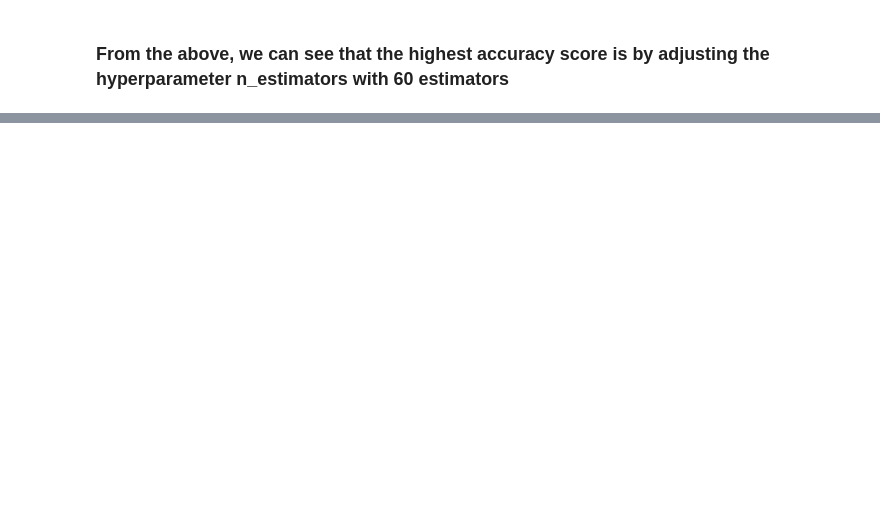
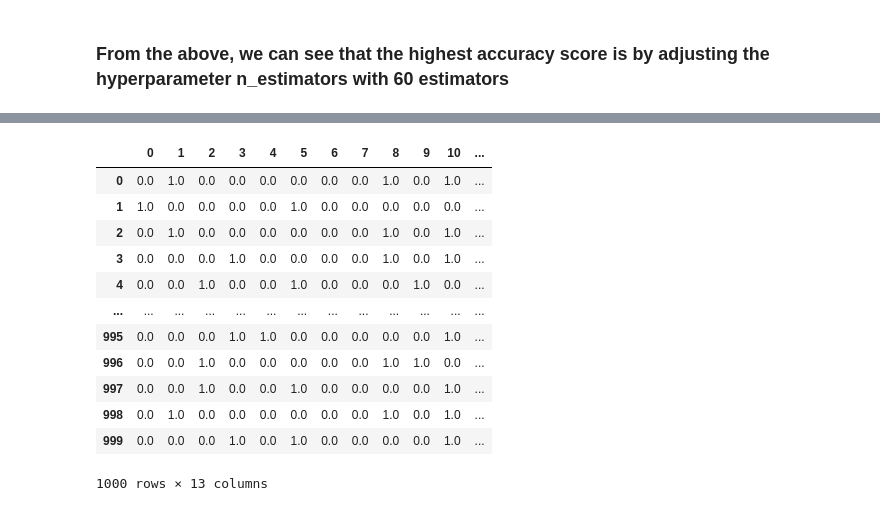
Before and after one commit to AHMAD-KHAIRI/ztm-ml-course, a Jupyter notebook: 05_scikit-learn/introduction-to-scikit-learn.ipynb, the cells around one changed output, grey strips where cells are left out. Saved outputs shown, nothing was run; the diff lists cells and outputs as text; code cells hidden in the pictures; blank space fills up the shorter version.

```diff
--- a/05_scikit-learn/introduction-to-scikit-learn.ipynb
+++ b/05_scikit-learn/introduction-to-scikit-learn.ipynb
@@ -256,0 +356,4 @@ loaded_model.score(X_test, y_test) # the score should be from the last model tha
+# %%
+# Let's use the car sales dataset
+car_sales = pd.read_csv("./data/car-sales-extended.csv")
+car_sales
@@ -256,0 +387,5 @@ loaded_model.score(X_test, y_test) # the score should be from the last model tha
+# %%
+# Let's split the data into features (X) and labels (y)
+X = car_sales.drop("Price", axis=1)
+
+y = car_sales["Price"]
@@ -256,0 +461,3 @@ loaded_model.score(X_test, y_test) # the score should be from the last model tha
+# %%
+# then define the features to turn into numbers
+categorical_features = ["Make", "Colour", "Doors"]
@@ -256,0 +473,9 @@ loaded_model.score(X_test, y_test) # the score should be from the last model tha
+# %%
+one_hot = OneHotEncoder()
+transformer = ColumnTransformer([("one_hot",
+                                  one_hot,
+                                  categorical_features)],
+                                  remainder="passthrough") # accepts a list of tuple
+
+transformed_X = transformer.fit_transform(X) # the version of X but turned into numbers
+transformed_X
@@ -256,0 +496,17 @@ loaded_model.score(X_test, y_test) # the score should be from the last model tha
+# %%
+# let's put the transformed_X data into a dataframe so we could visualize the data better
+pd.DataFrame(transformed_X)
+# %% [output]
+|  | 0 | 1 | 2 | 3 | 4 | 5 | 6 | 7 | 8 | 9 | 10 | ... |
+| 0 | 0.0 | 1.0 | 0.0 | 0.0 | 0.0 | 0.0 | 0.0 | 0.0 | 1.0 | 0.0 | 1.0 | ... |
+| 1 | 1.0 | 0.0 | 0.0 | 0.0 | 0.0 | 1.0 | 0.0 | 0.0 | 0.0 | 0.0 | 0.0 | ... |
+| 2 | 0.0 | 1.0 | 0.0 | 0.0 | 0.0 | 0.0 | 0.0 | 0.0 | 1.0 | 0.0 | 1.0 | ... |
+| 3 | 0.0 | 0.0 | 0.0 | 1.0 | 0.0 | 0.0 | 0.0 | 0.0 | 1.0 | 0.0 | 1.0 | ... |
+| 4 | 0.0 | 0.0 | 1.0 | 0.0 | 0.0 | 1.0 | 0.0 | 0.0 | 0.0 | 1.0 | 0.0 | ... |
+| ... | ... | ... | ... | ... | ... | ... | ... | ... | ... | ... | ... | ... |
+| 995 | 0.0 | 0.0 | 0.0 | 1.0 | 1.0 | 0.0 | 0.0 | 0.0 | 0.0 | 0.0 | 1.0 | ... |
+| 996 | 0.0 | 0.0 | 1.0 | 0.0 | 0.0 | 0.0 | 0.0 | 0.0 | 1.0 | 1.0 | 0.0 | ... |
+| 997 | 0.0 | 0.0 | 1.0 | 0.0 | 0.0 | 1.0 | 0.0 | 0.0 | 0.0 | 0.0 | 1.0 | ... |
+| 998 | 0.0 | 1.0 | 0.0 | 0.0 | 0.0 | 0.0 | 0.0 | 0.0 | 1.0 | 0.0 | 1.0 | ... |
+| 999 | 0.0 | 0.0 | 0.0 | 1.0 | 0.0 | 1.0 | 0.0 | 0.0 | 0.0 | 0.0 | 1.0 | ... |
+1000 rows × 13 columns
```
Also changed, not shown: parts of 47 cells of this notebook, 2 other files.
